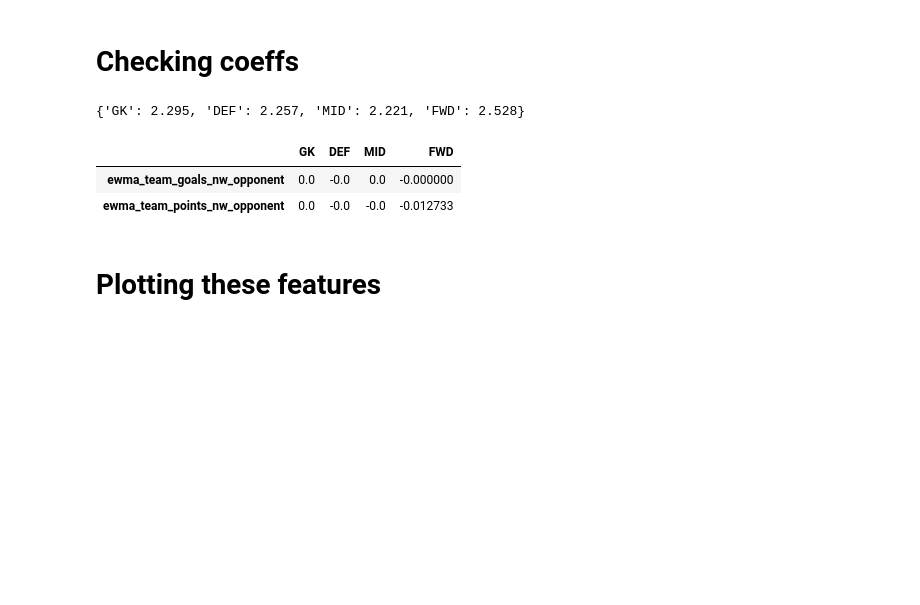
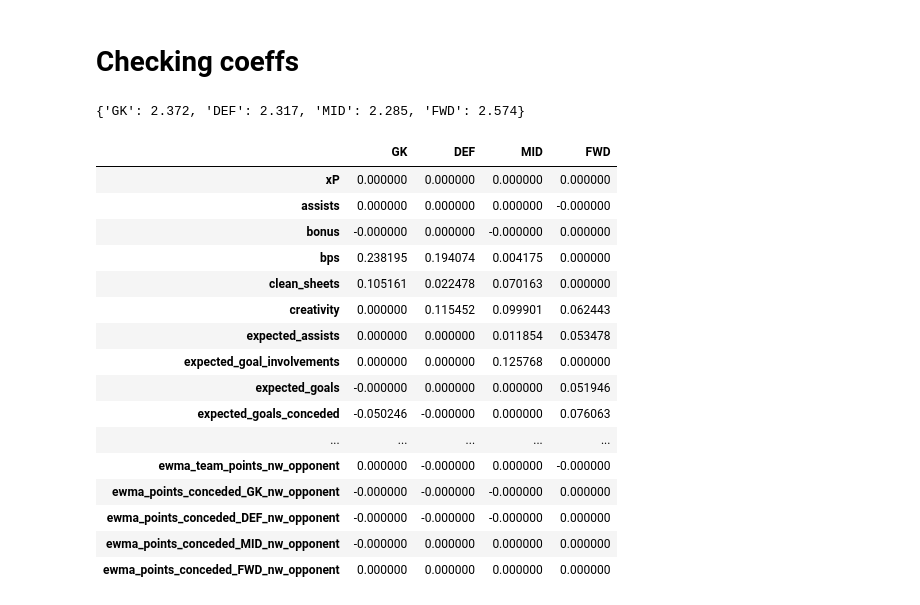
Before and after one commit to doug-ellis/draft_fpl_2526, a Jupyter notebook: transfer/assessing_opponent_impact.ipynb, the cells around one changed output. Cells and saved outputs as stored; diff of their text form; code cells hidden in the pictures; blank space fills up the shorter version.

Commit message:
Implement and test fpl points conceded metrics

```diff
--- a/transfer/assessing_opponent_impact.ipynb
+++ b/transfer/assessing_opponent_impact.ipynb
@@ -41,6 +43,8 @@ def train_full_model(training_df, features, prediction_df, model_func):
     return pred_df, model_dict
 # %%
 training_years, training_n_gws, pred_year, pred_gw, alpha, rolling_gws, features, model_func, avg_type, output = get_params()
+rolling_gws = 38
+features = features + [f'ewma_points_conceded_{pos}_nw_opponent' for pos in ['GK', 'DEF', 'MID', 'FWD']]
 # print(training_year, training_n_gws, pred_year, pred_gw, alpha, features, model, output)
 training_df = get_training_df(training_years, training_n_gws, avg_type, alpha, rolling_gws)
 training_df_scaled, _ = scale_df(training_df, features)
@@ -51,7 +55,7 @@ pred_df, model_dict = train_full_model(training_df_scaled, features, prediction_
 pred_df = merge_ownership_data(pred_df)
 pred_df_simple = pred_df[['full_name', 'position', 'team', 'ewma_total_points', 'predicted_points', 'owner']]
 # %% [output]
-{'GK': 2.295, 'DEF': 2.257, 'MID': 2.221, 'FWD': 2.528}
+{'GK': 2.372, 'DEF': 2.317, 'MID': 2.285, 'FWD': 2.574}
 # %%
 coefs = pd.DataFrame({'GK': model_dict['GK'].coef_,
               'DEF': model_dict['DEF'].coef_,
@@ -59,10 +63,22 @@ coefs = pd.DataFrame({'GK': model_dict['GK'].coef_,
               'FWD': model_dict['FWD'].coef_}, index=features
               )
 # %%
-coefs.loc[['ewma_team_goals_nw_opponent', 'ewma_team_points_nw_opponent']]
+coefs
 # %% [output]
 |  | GK | DEF | MID | FWD |
-| ewma_team_goals_nw_opponent | 0.0 | -0.0 | 0.0 | -0.000000 |
-| ewma_team_points_nw_opponent | 0.0 | -0.0 | -0.0 | -0.012733 |
+| xP | 0.000000 | 0.000000 | 0.000000 | 0.000000 |
+| assists | 0.000000 | 0.000000 | 0.000000 | -0.000000 |
+| bonus | -0.000000 | 0.000000 | -0.000000 | 0.000000 |
+| bps | 0.238195 | 0.194074 | 0.004175 | 0.000000 |
+| clean_sheets | 0.105161 | 0.022478 | 0.070163 | 0.000000 |
+| creativity | 0.000000 | 0.115452 | 0.099901 | 0.062443 |
+| expected_assists | 0.000000 | 0.000000 | 0.011854 | 0.053478 |
+| expected_goal_involvements | 0.000000 | 0.000000 | 0.125768 | 0.000000 |
+| expected_goals | -0.000000 | 0.000000 | 0.000000 | 0.051946 |
+| expected_goals_conceded | -0.050246 | -0.000000 | 0.000000 | 0.076063 |
+| ... | ... | ... | ... | ... |
+| ewma_team_points_nw_opponent | 0.000000 | -0.000000 | 0.000000 | -0.000000 |
+| ewma_points_conceded_GK_nw_opponent | -0.000000 | -0.000000 | -0.000000 | 0.000000 |
+| ewma_points_conceded_DEF_nw_opponent | -0.000000 | -0.000000 | -0.000000 | 0.000000 |
+| ewma_points_conceded_MID_nw_opponent | -0.000000 | 0.000000 | 0.000000 | 0.000000 |
+| ewma_points_conceded_FWD_nw_opponent | 0.000000 | 0.000000 | 0.000000 | 0.000000 |
-# %% [markdown]
-# Plotting these features
```
Also changed, not shown: parts of 22 cells of this notebook, 1 other file.
